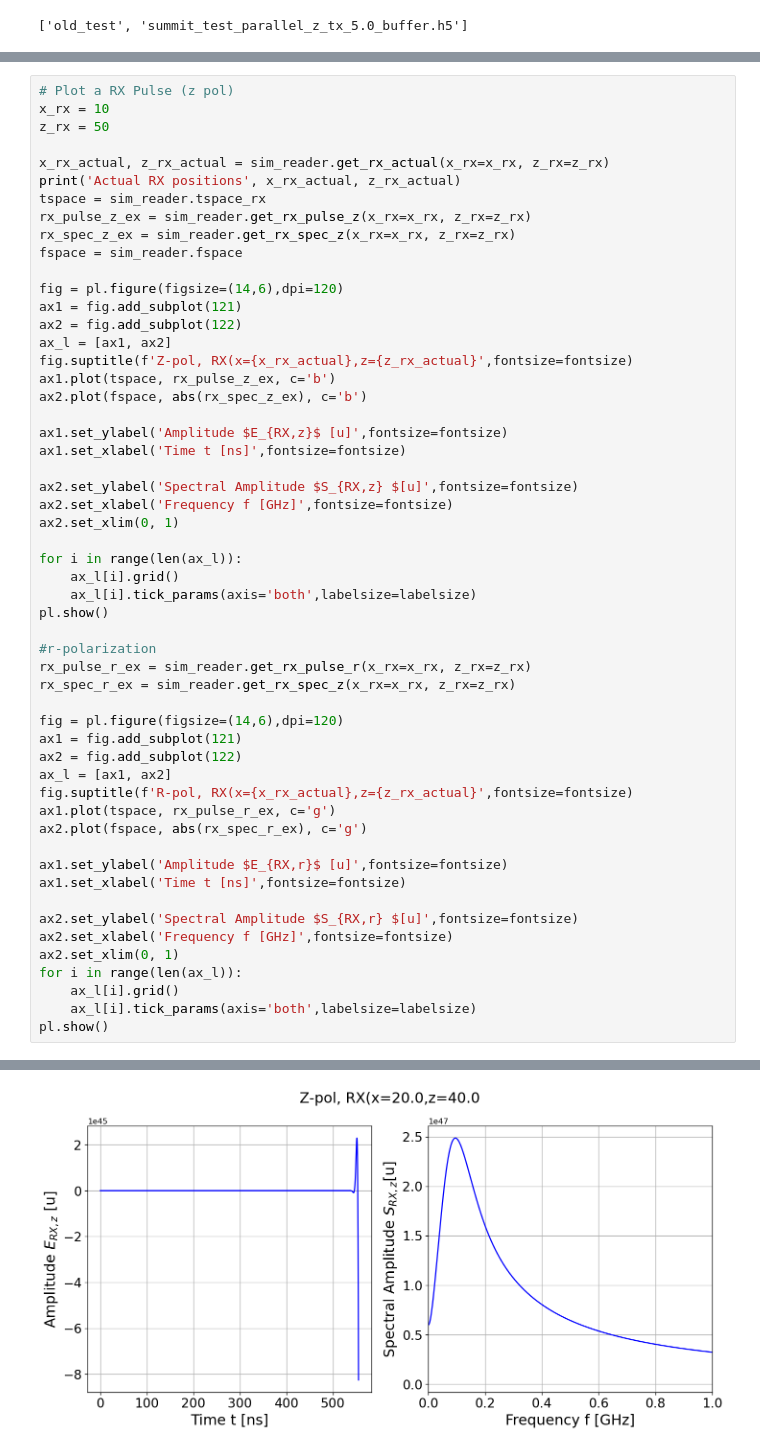
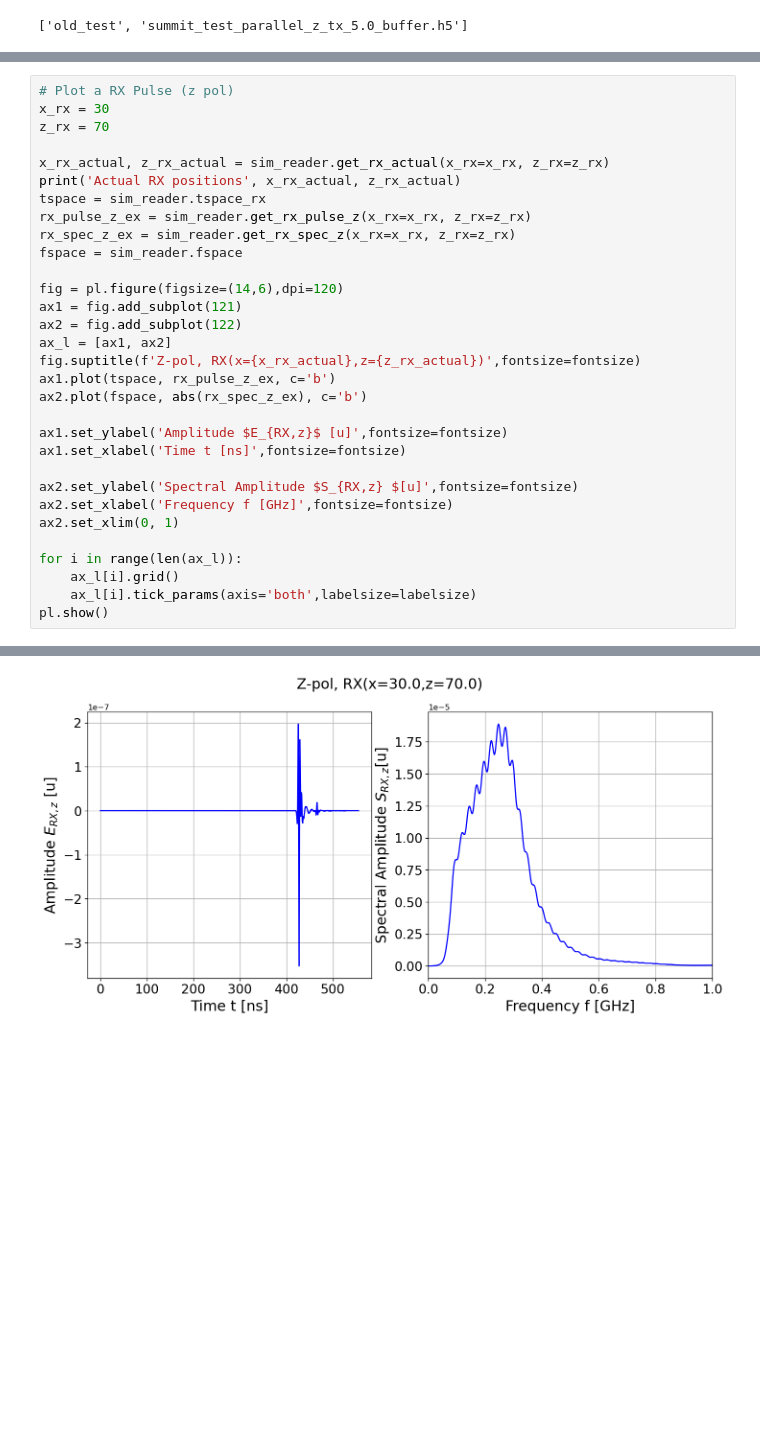
Before and after one commit to AlexKyriacou92/firn_analysis_with_meep, a Jupyter notebook: plot-results.ipynb, the cells around one changed output, grey strips where cells are left out. Cells and saved outputs as stored; diff of their text form; blank space fills up the shorter version.

Commit message:
updating reader

```diff
--- a/plot-results.ipynb
+++ b/plot-results.ipynb
@@ -80,7 +78,7 @@ pl.show()
 # %%
 # Plot a RX Pulse (z pol)
-x_rx = 10
-z_rx = 50
+x_rx = 30
+z_rx = 70
 
 x_rx_actual, z_rx_actual = sim_reader.get_rx_actual(x_rx=x_rx, z_rx=z_rx)
 print('Actual RX positions', x_rx_actual, z_rx_actual)
@@ -93,7 +91,7 @@ fig = pl.figure(figsize=(14,6),dpi=120)
 ax1 = fig.add_subplot(121)
 ax2 = fig.add_subplot(122)
 ax_l = [ax1, ax2]
-fig.suptitle(f'Z-pol, RX(x={x_rx_actual},z={z_rx_actual}',fontsize=fontsize)
+fig.suptitle(f'Z-pol, RX(x={x_rx_actual},z={z_rx_actual})',fontsize=fontsize)
 ax1.plot(tspace, rx_pulse_z_ex, c='b')
 ax2.plot(fspace, abs(rx_spec_z_ex), c='b')
 
@@ -108,27 +106,4 @@ for i in range(len(ax_l)):
     ax_l[i].grid()
     ax_l[i].tick_params(axis='both',labelsize=labelsize)
 pl.show()
-
-#r-polarization
-rx_pulse_r_ex = sim_reader.get_rx_pulse_r(x_rx=x_rx, z_rx=z_rx)
-rx_spec_r_ex = sim_reader.get_rx_spec_z(x_rx=x_rx, z_rx=z_rx)
-
-fig = pl.figure(figsize=(14,6),dpi=120)
-ax1 = fig.add_subplot(121)
-ax2 = fig.add_subplot(122)
-ax_l = [ax1, ax2]
-fig.suptitle(f'R-pol, RX(x={x_rx_actual},z={z_rx_actual}',fontsize=fontsize)
-ax1.plot(tspace, rx_pulse_r_ex, c='g')
-ax2.plot(fspace, abs(rx_spec_r_ex), c='g')
-
-ax1.set_ylabel('Amplitude $E_{RX,r}$ [u]',fontsize=fontsize)
-ax1.set_xlabel('Time t [ns]',fontsize=fontsize)
-
-ax2.set_ylabel('Spectral Amplitude $S_{RX,r} $[u]',fontsize=fontsize)
-ax2.set_xlabel('Frequency f [GHz]',fontsize=fontsize)
-ax2.set_xlim(0, 1)
-for i in range(len(ax_l)):
-    ax_l[i].grid()
-    ax_l[i].tick_params(axis='both',labelsize=labelsize)
-pl.show()
 # %% [output]
@@ -136 +111 @@ Actual RX positions 20.0 40.0
-[figure, old version]
+[figure, new version]
```
Also changed, not shown: parts of 5 cells of this notebook, 1 other file.
